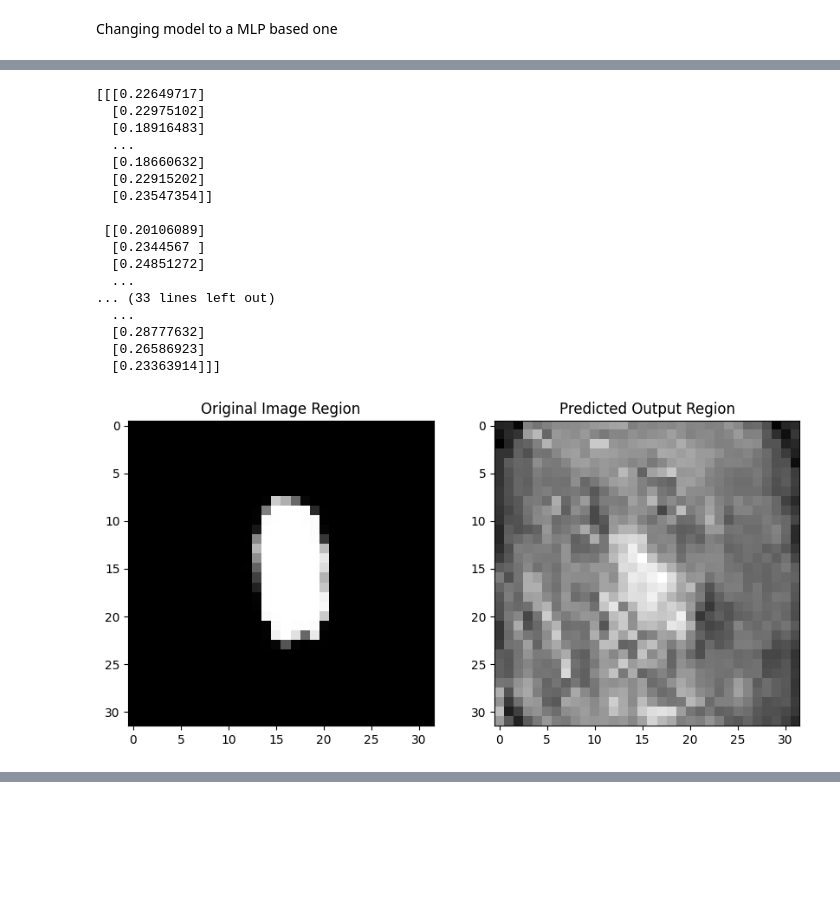
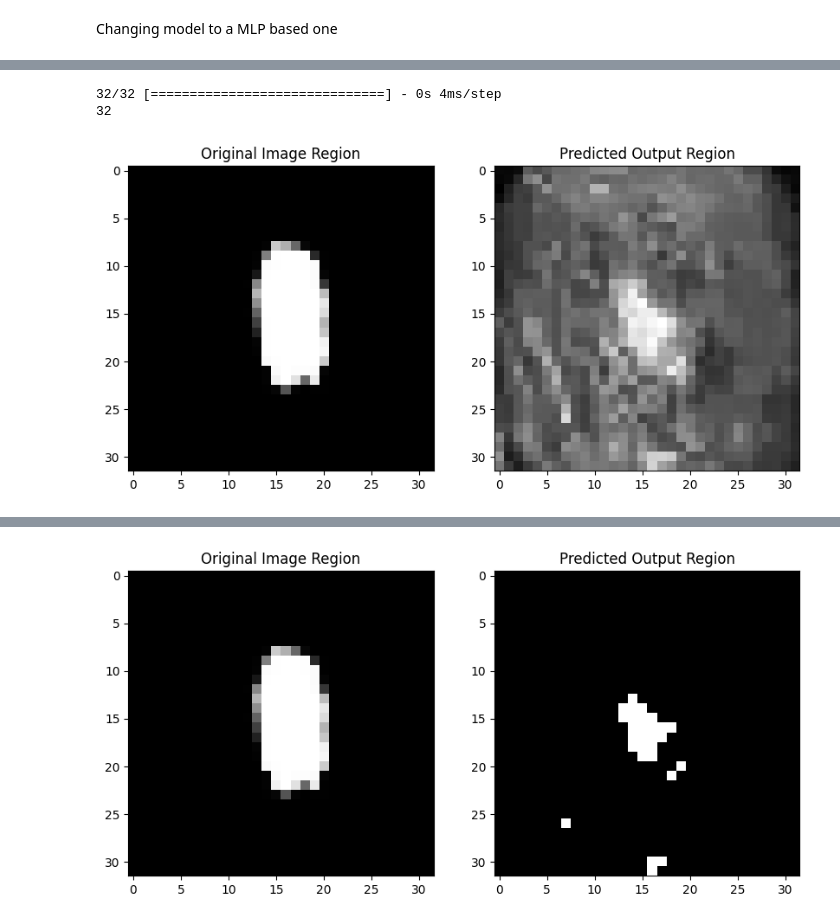
Before and after one commit to rtarun9/DeepLearning, a Jupyter notebook: src/semantic_segmentation_experiments.ipynb, the cells around one changed output, grey strips where cells are left out. Cells and saved outputs as stored; diff of their text form; code cells hidden in the pictures; blank space fills up the shorter version.

```diff
--- a/src/semantic_segmentation_experiments.ipynb
+++ b/src/semantic_segmentation_experiments.ipynb
@@ -222,13 +246,16 @@ predicted_output_image = model.predict(viz_test_image)
 # %%
+viz_test_image = testx_flat[:32 * 32]
+predicted_output_image = model.predict(viz_test_image)
+
 predicted_output_image = predicted_output_image.reshape(32, 32, 1)
-
+print(predicted_output_image.shape[0])
 plt.figure(figsize=(10, 5))
 
 plt.subplot(1, 2, 1)
 plt.imshow(np.array(testy_flat[:32*32]).reshape(32, 32, 3))
 plt.title('Original Image Region')
 
-print(predicted_output_image)
+
 # Predicted image
 plt.subplot(1, 2, 2)
 plt.imshow(predicted_output_image, cmap='gray')
@@ -236,21 +263,31 @@ plt.title('Predicted Output Region')
 
 plt.show()
 # %% [output]
-[[[0.22649717]
-  [0.22975102]
-  [0.18916483]
-  ...
-  [0.18660632]
-  [0.22915202]
-  [0.23547354]]
-
- [[0.20106089]
-  [0.2344567 ]
-  [0.24851272]
-  ...
-... (33 lines left out)
-  ...
-  [0.28777632]
-  [0.26586923]
-  [0.23363914]]]
+32/32 [==============================] - 0s 4ms/step
+32
-[figure, old version]
+[figure, new version]
+# %%
+viz_test_image = testx_flat[:32 * 32]
+predicted_output_image = model.predict(viz_test_image)
+
+predicted_output_image = predicted_output_image.reshape(32, 32, 1)
+
+condition = tf.reduce_all(predicted_output_image > 0.42, axis=-1)
+predicted_output_image = tf.where(condition, 255, 0)
+
+print(predicted_output_image.shape[0])
+
+plt.figure(figsize=(10, 5))
+
+plt.subplot(1, 2, 1)
+plt.imshow(np.array(testy_flat[:32*32]).reshape(32, 32, 3))
+plt.title('Original Image Region')
+
+
+# Predicted image
+plt.subplot(1, 2, 2)
+plt.imshow(predicted_output_image, cmap='gray')
+plt.title('Predicted Output Region')
+
+plt.show()
+# %% [output]
@@ -257,3 +296,4 @@ plt.show()
+[figure, added]
 # %%
 testx_flat = np.array(testx).reshape(-1, 1, 1, 3)
 
```
Also changed, not shown: parts of 10 cells of this notebook, 2 other files.
